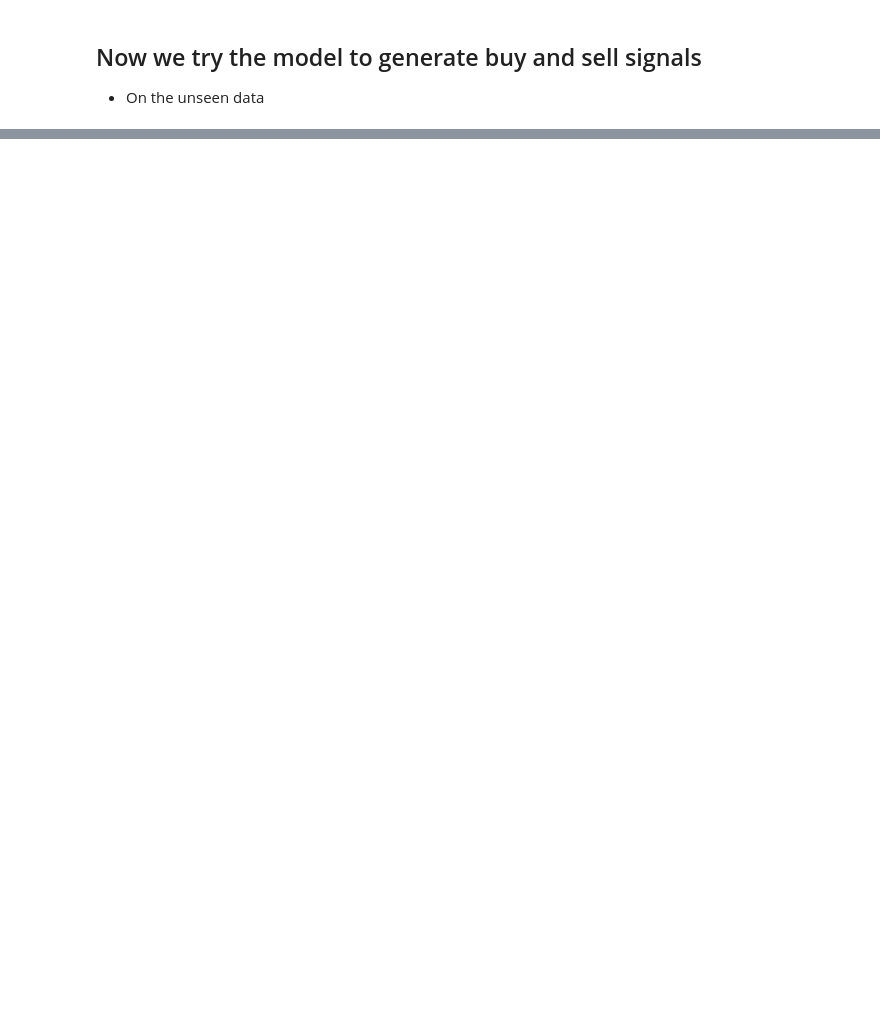
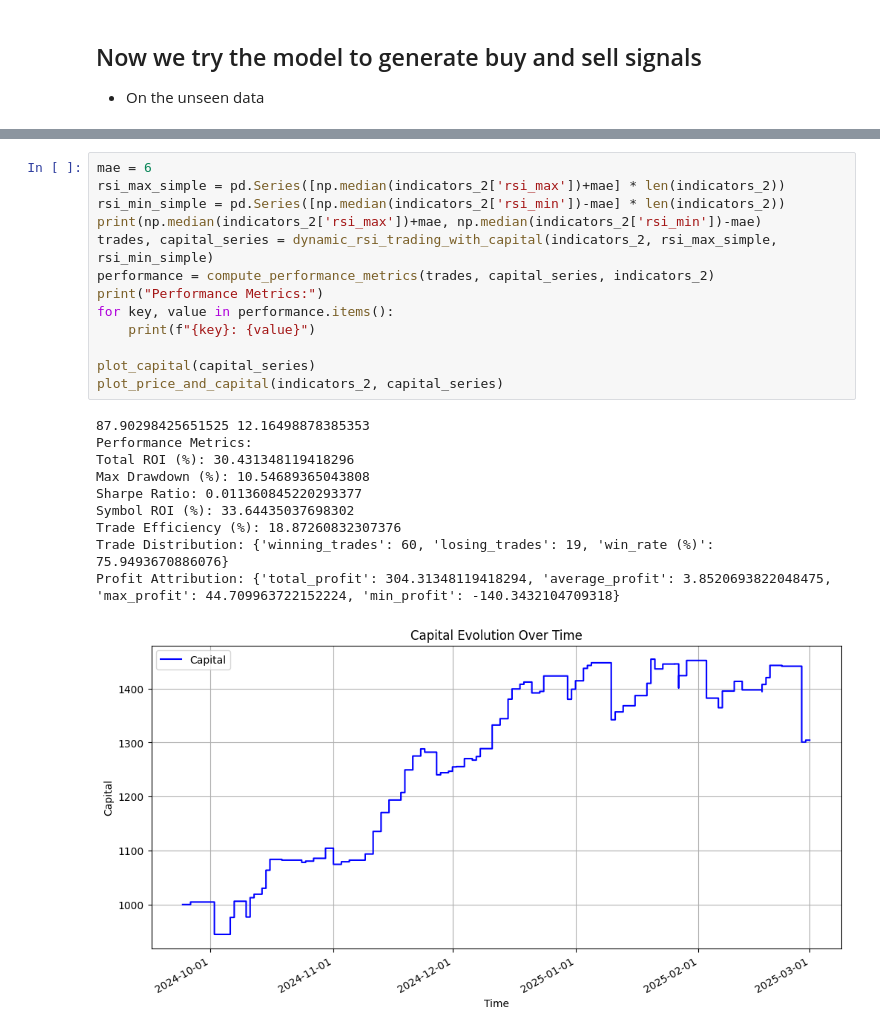
Before and after one commit to ZBaiY/tradebotv3, a Jupyter notebook: notebooks/dynamic_rsi_experiments.ipynb, the cells around one changed output, grey strips where cells are left out. Cells and saved outputs as stored; diff of their text form; blank space fills up the shorter version.

```diff
--- a/notebooks/dynamic_rsi_experiments.ipynb
+++ b/notebooks/dynamic_rsi_experiments.ipynb
@@ -731,0 +822,24 @@ trades[-10:]
+# %%
+mae = 6
+rsi_max_simple = pd.Series([np.median(indicators_2['rsi_max'])+mae] * len(indicators_2))
+rsi_min_simple = pd.Series([np.median(indicators_2['rsi_min'])-mae] * len(indicators_2))
+print(np.median(indicators_2['rsi_max'])+mae, np.median(indicators_2['rsi_min'])-mae)
+trades, capital_series = dynamic_rsi_trading_with_capital(indicators_2, rsi_max_simple, rsi_min_simple)
+performance = compute_performance_metrics(trades, capital_series, indicators_2)
+print("Performance Metrics:")
+for key, value in performance.items():
+    print(f"{key}: {value}")
+
+plot_capital(capital_series)
+plot_price_and_capital(indicators_2, capital_series)
+# %% [output]
+87.90298425651525 12.16498878385353
+Performance Metrics:
+Total ROI (%): 30.431348119418296
+Max Drawdown (%): 10.54689365043808
+Sharpe Ratio: 0.011360845220293377
+Symbol ROI (%): 33.64435037698302
+Trade Efficiency (%): 18.87260832307376
+Trade Distribution: {'winning_trades': 60, 'losing_trades': 19, 'win_rate (%)': 75.9493670886076}
+Profit Attribution: {'total_profit': 304.31348119418294, 'average_profit': 3.8520693822048475, 'max_profit': 44.709963722152224, 'min_profit': -140.3432104709318}
+[figure, added]
```
Also changed, not shown: parts of 13 cells of this notebook.
